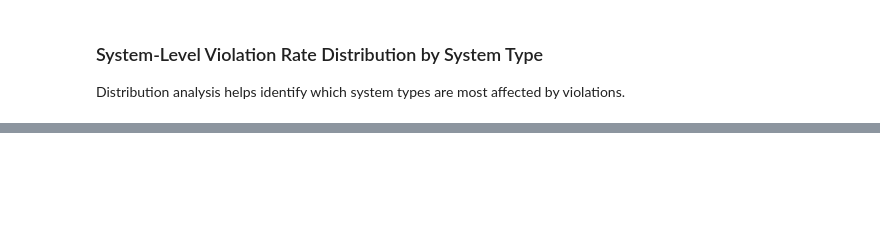
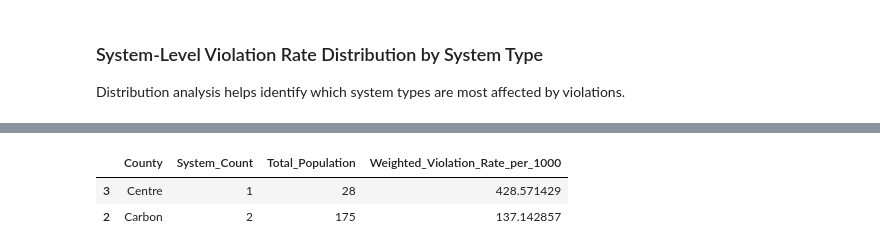
Before and after one commit to ishimotomadeline-dev/County_Level_Environmental_Compliance, a Jupyter notebook: Environmental_Compliance_Analysis/Dwv.ipynb, the cells around one changed output, grey strips where cells are left out. Cells and saved outputs as stored; diff of their text form; code cells hidden in the pictures; blank space fills up the shorter version.

```diff
--- a/Environmental_Compliance_Analysis/Dwv.ipynb
+++ b/Environmental_Compliance_Analysis/Dwv.ipynb
@@ -734,0 +740,67 @@ Terminology note: `NTNCWS` = Non-Transient Non-Community Water System (e.g., sch
+# %%
+# Predictive setup: create county-level percentile risk label and inspect class balance
+import numpy as np
+import pandas as pd
+
+if 'df' not in globals() or df is None:
+    df = pd.read_csv('Drinking_Water_Violations.csv')
+
+rename_map = {
+    'PWSName': 'System_Name',
+    'PWSId': 'System_ID',
+    'CountiesServed': 'County',
+    'PWSTypeCode': 'System_Type',
+    'PrimarySourceCode': 'Source_Type',
+    'PopulationServedCount': 'Population',
+    'QtrsWithVio': 'Violation_Quarters_3yr',
+    'Viopaccr': 'Violation_Points_5yr',
+    'Vioremain': 'Uncorrected_Violation_Points',
+    'Ifea': 'Informal_Enforcement_Actions_5yr',
+    'Feas': 'Formal_Enforcement_Actions_5yr',
+    'SeriousViolator': 'Serious_Violator'
+}
+df = df.rename(columns={k: v for k, v in rename_map.items() if k in df.columns})
+
+q_col = 'Violation_Quarters_3yr' if 'Violation_Quarters_3yr' in df.columns else 'QtrsWithVio'
+p_col = 'Population' if 'Population' in df.columns else 'PopulationServedCount'
+county_col = 'County' if 'County' in df.columns else 'CountiesServed'
+
+if q_col not in df.columns or p_col not in df.columns or county_col not in df.columns:
+    raise ValueError('Missing required columns for county-level risk setup')
+
+work_df = df.copy()
+work_df[q_col] = pd.to_numeric(work_df[q_col], errors='coerce')
+work_df[p_col] = pd.to_numeric(work_df[p_col], errors='coerce')
+work_df = work_df.dropna(subset=[county_col, q_col, p_col]).copy()
+
+county_df = work_df.groupby(county_col, as_index=False).agg(
+    Total_Violations_3yr=(q_col, 'sum'),
+    Total_Population=(p_col, 'sum'),
+    System_Count=('System_ID', 'count') if 'System_ID' in work_df.columns else (county_col, 'size')
+)
+
+county_df = county_df[county_df['Total_Population'] > 0].copy()
+county_df['Weighted_Violation_Rate_per_1000'] = (
+    county_df['Total_Violations_3yr'] / county_df['Total_Population']
+) * 1000
+
+county_df = county_df.replace([np.inf, -np.inf], np.nan).dropna(subset=['Weighted_Violation_Rate_per_1000']).copy()
+
+risk_quantile = 0.80  # top 20% of counties treated as high risk
+risk_cutoff = county_df['Weighted_Violation_Rate_per_1000'].quantile(risk_quantile)
+county_df['high_risk_county'] = (county_df['Weighted_Violation_Rate_per_1000'] >= risk_cutoff).astype(int)
+
+print(f'Counties available for modeling: {len(county_df)}')
+print(f'County risk cutoff (q={risk_quantile:.2f}): {risk_cutoff:.3f}')
+print('Class counts:')
+print(county_df['high_risk_county'].value_counts().rename(index={0: 'low_risk_county', 1: 'high_risk_county'}).to_string())
+print('Class proportions:')
+print((county_df['high_risk_county'].value_counts(normalize=True) * 100).round(1).rename(index={0: 'low_risk_county', 1: 'high_risk_county'}).astype(str) + '%')
+
+print('\nExample high-risk counties:')
+display(
+    county_df.loc[county_df['high_risk_county'] == 1, [county_col, 'System_Count', 'Total_Population', 'Weighted_Violation_Rate_per_1000']]
+    .sort_values('Weighted_Violation_Rate_per_1000', ascending=False)
+    .head(10)
+)
+# %% [output]
@@ -734,0 +820,3 @@ Terminology note: `NTNCWS` = Non-Transient Non-Community Water System (e.g., sch
+|  | County | System_Count | Total_Population | Weighted_Violation_Rate_per_1000 |
+| 3 | Centre | 1 | 28 | 428.571429 |
+| 2 | Carbon | 2 | 175 | 137.142857 |
```
Also changed, not shown: parts of 25 cells of this notebook, 2 other files.
